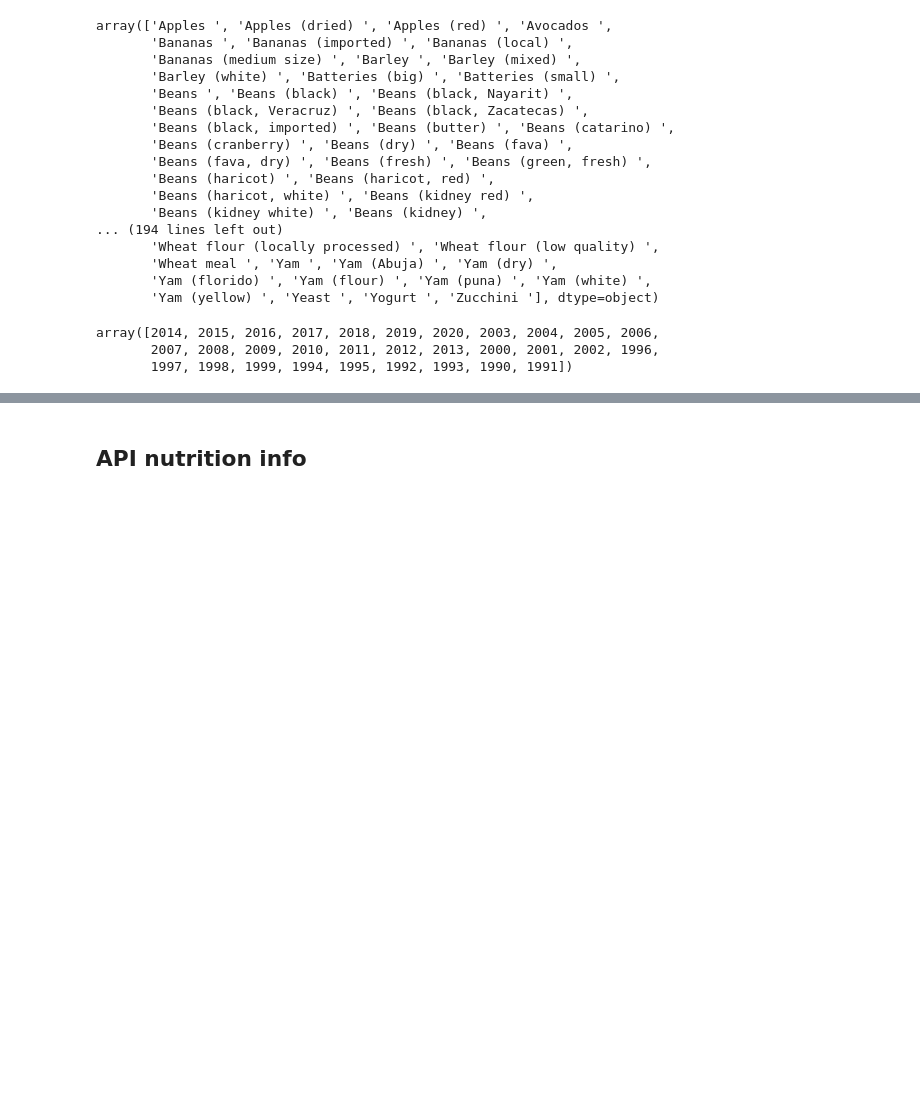
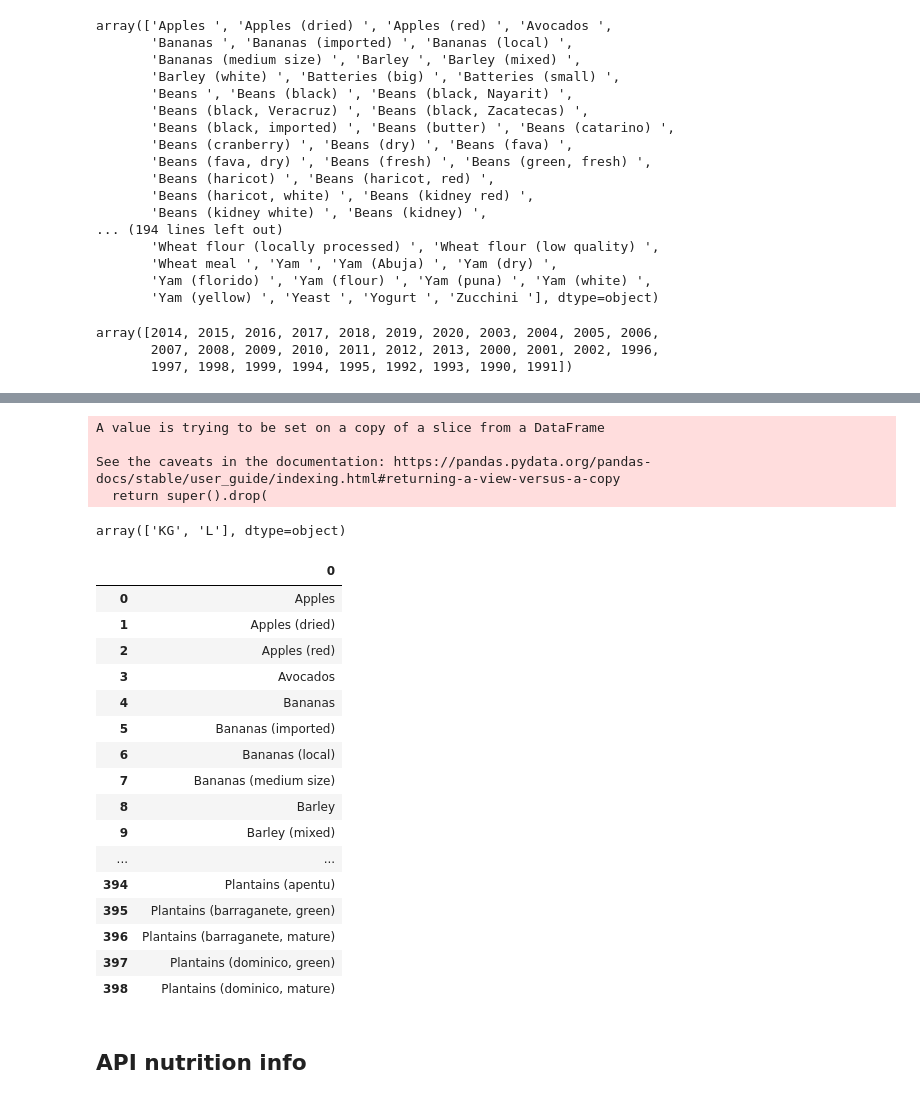
Before and after one commit to AllanRPetersen/Predicting-Food-Prices, a Jupyter notebook: notebooks/adrian_food_global_pricing.ipynb, the cells around one changed output, grey strips where cells are left out. Cells and saved outputs as stored; diff of their text form; code cells hidden in the pictures; blank space fills up the shorter version.

```diff
--- a/notebooks/adrian_food_global_pricing.ipynb
+++ b/notebooks/adrian_food_global_pricing.ipynb
@@ -219,0 +214,9 @@ price_df_2020.groupby(by=['um_name']).count().sort_values(by='adm0_id', ascendin
+# %%
+#these lines have to be ran only once
+#getting rid of the other not so useful columns
+price_df_2020.drop(columns=['adm0_id', 'adm1_id', 'mkt_id', 'cm_id', 'cur_id', 'cm_name', 'pt_id', 'mp_commoditysource','um_id'], inplace=True)
+# %% [output]
+A value is trying to be set on a copy of a slice from a DataFrame
+
+See the caveats in the documentation: https://pandas.pydata.org/pandas-docs/stable/user_guide/indexing.html#returning-a-view-versus-a-copy
+  return super().drop(
@@ -220,3 +226,29 @@ price_df_2020.groupby(by=['um_name']).count().sort_values(by='adm0_id', ascendin
+# %%
+#corroborating the unique values of that column are KG and L
+price_df_2020['um_name'].unique()
+# %% [output]
+array(['KG', 'L'], dtype=object)
+# %%
+pd.set_option('display.max_rows', None)
+pd.DataFrame(price_df['type'].sort_values().unique())
+# %% [output]
+|  | 0 |
+| 0 | Apples |
+| 1 | Apples (dried) |
+| 2 | Apples (red) |
+| 3 | Avocados |
+| 4 | Bananas |
+| 5 | Bananas (imported) |
+| 6 | Bananas (local) |
+| 7 | Bananas (medium size) |
+| 8 | Barley |
+| 9 | Barley (mixed) |
+| ... | ... |
+| 394 | Plantains (apentu) |
+| 395 | Plantains (barraganete, green) |
+| 396 | Plantains (barraganete, mature) |
+| 397 | Plantains (dominico, green) |
+| 398 | Plantains (dominico, mature) |
 # %% [markdown]
 ## API nutrition info
 # %%
```
Also changed, not shown: parts of 31 cells of this notebook.
